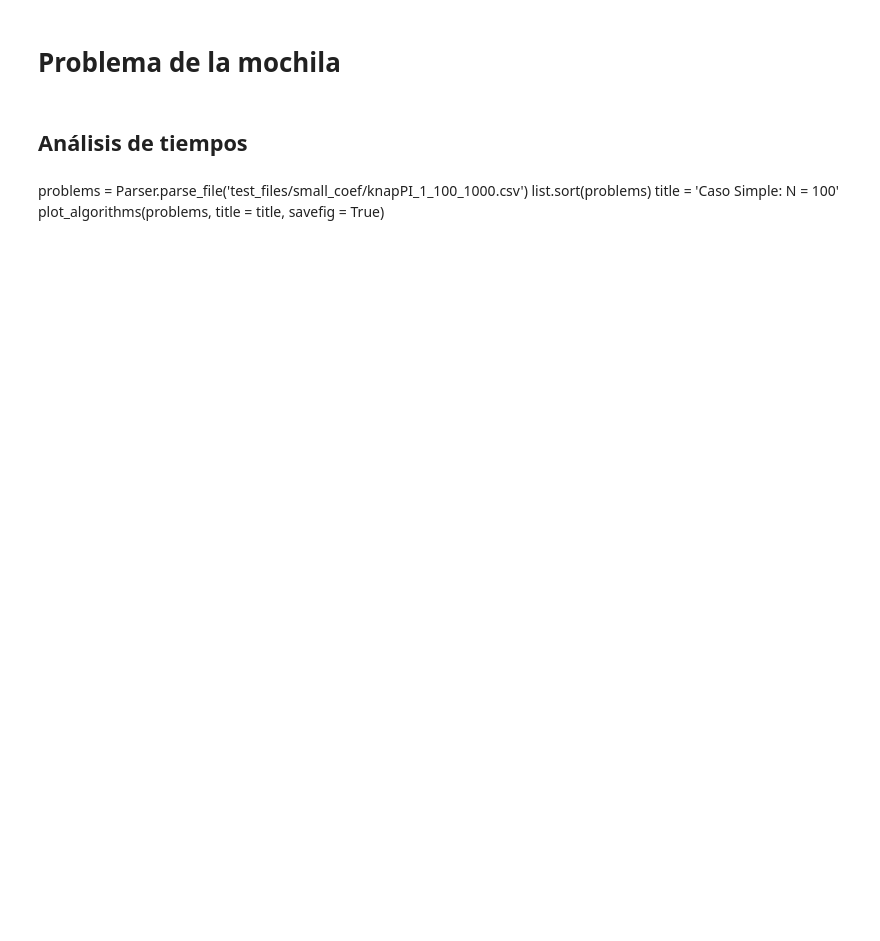
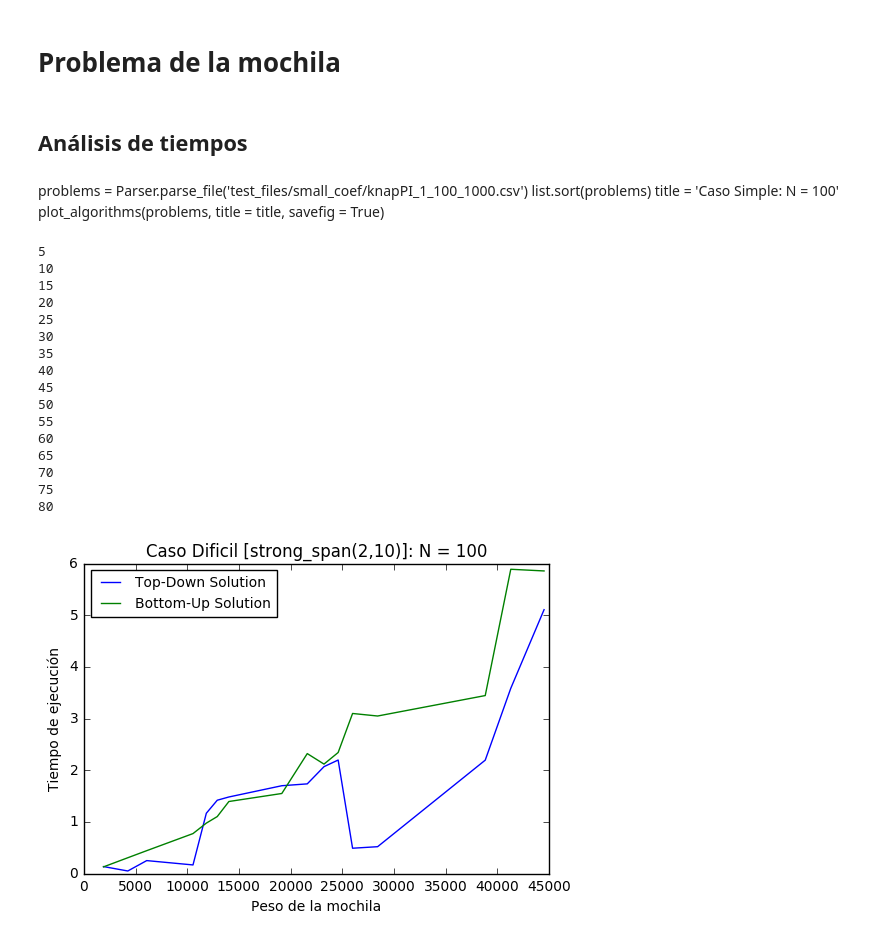
Before and after one commit to edittler/tda-fiuba, a Jupyter notebook: tp2/programacion-dinamica/knapsack/Knapsack.ipynb, the cells around one changed output. Drawn from its saved outputs; the diff is of its cells as text; code cells hidden in the pictures; blank space fills up the shorter version.

```diff
--- a/tp2/programacion-dinamica/knapsack/Knapsack.ipynb
+++ b/tp2/programacion-dinamica/knapsack/Knapsack.ipynb
@@ -56,6 +58,29 @@ problems = Parser.parse_file('test_files/small_coef/knapPI_1_100_1000.csv')
 list.sort(problems)
 title = 'Caso Simple: N = 100'
 plot_algorithms(problems, title = title, savefig = True)
+# %%
+problems = Parser.parse_file('test_files/hard_coef/knapPI_13_100_1000.csv')
+list.sort(problems)
+title = 'Caso Dificil [strong_span(2,10)]: N = 100'
+plot_algorithms(problems, title = title, savefig = True, filename_keyword='sspan', step = 5, max_problems=80)
+# %% [output]
+5
+10
+15
+20
+25
+30
+35
+40
+45
+50
+55
+60
+65
+70
+75
+80
+[figure, added]
 # %%
 problems = Parser.parse_file('test_files/hard_coef/knapPI_13_50_1000.csv')
 list.sort(problems)
```
Also changed, not shown: parts of 30 cells of this notebook, 1 other file.
